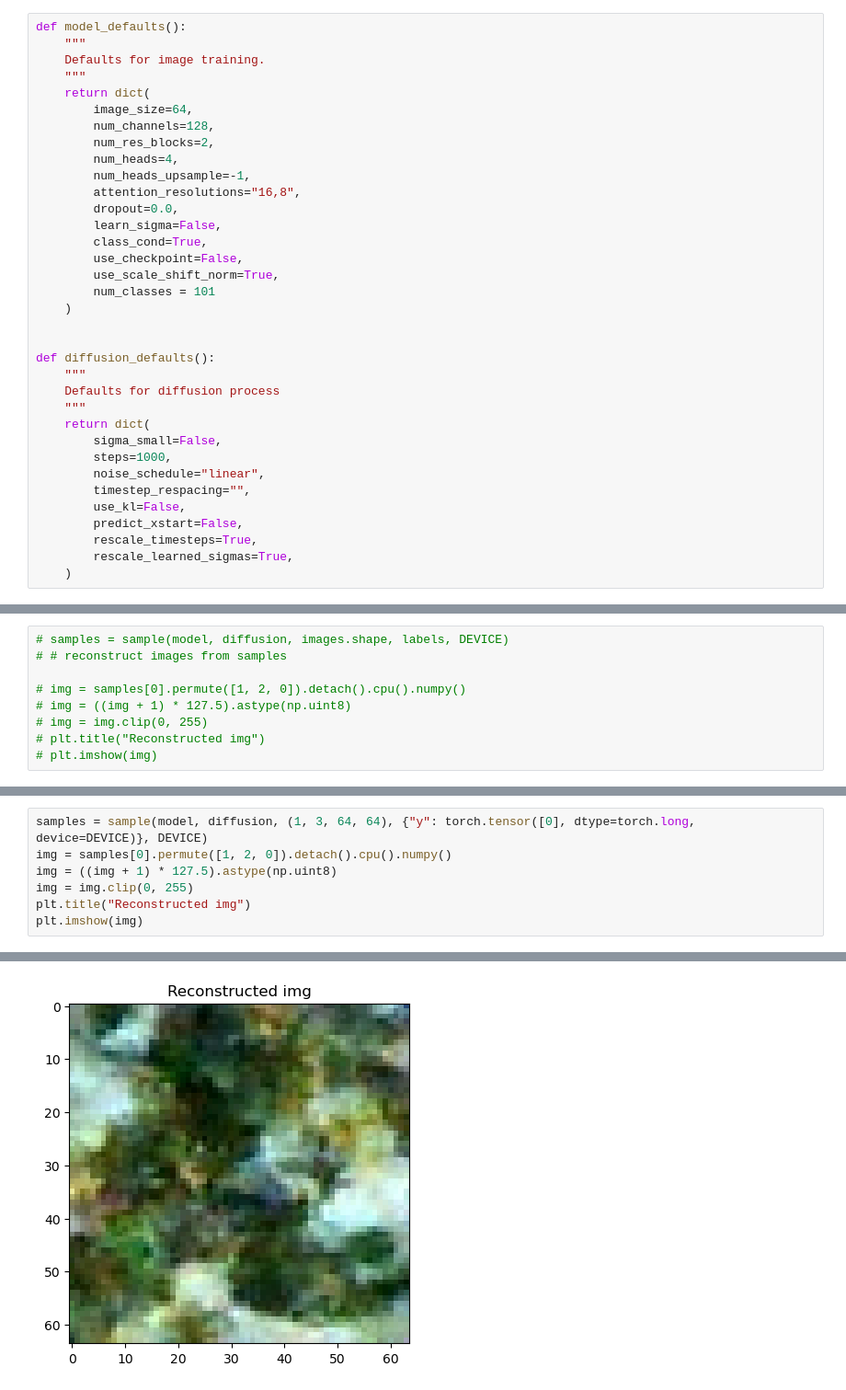
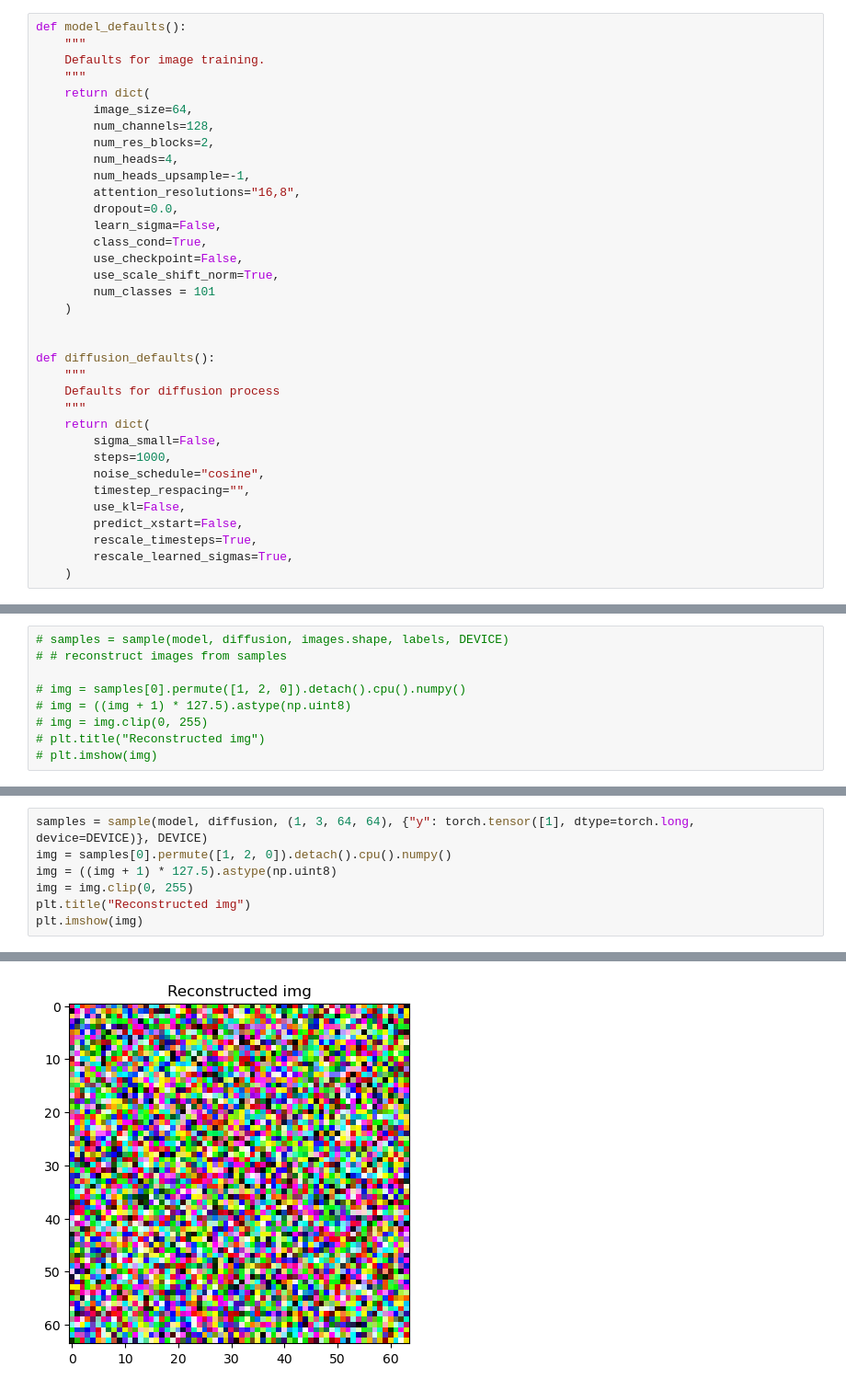
Before and after one commit to Professor322/genai_task, a Jupyter notebook: dev.ipynb, the cells around one changed output, grey strips where cells are left out. Shown at 92% size. Cells and saved outputs as stored; diff of their text form.

```diff
--- a/dev.ipynb
+++ b/dev.ipynb
@@ -213,7 +213,7 @@ def diffusion_defaults():
     return dict(
         sigma_small=False,
         steps=1000,
-        noise_schedule="linear",
+        noise_schedule="cosine",
         timestep_respacing="",
         use_kl=False,
         predict_xstart=False,
@@ -391,11 +432,11 @@ Train loss: 0.016924425959587097
 KeyboardInterrupt:
 # %%
-samples = sample(model, diffusion, (1, 3, 64, 64), {"y": torch.tensor([0], dtype=torch.long, device=DEVICE)}, DEVICE)
+samples = sample(model, diffusion, (1, 3, 64, 64), {"y": torch.tensor([1], dtype=torch.long, device=DEVICE)}, DEVICE)
 img = samples[0].permute([1, 2, 0]).detach().cpu().numpy()
 img = ((img + 1) * 127.5).astype(np.uint8)
 img = img.clip(0, 255)
 plt.title("Reconstructed img")
 plt.imshow(img)
 # %% [output]
 <matplotlib.image.AxesImage at 0x...>
-[figure, old version]
+[figure, new version]
```
Also changed, not shown: parts of 3 cells of this notebook.
